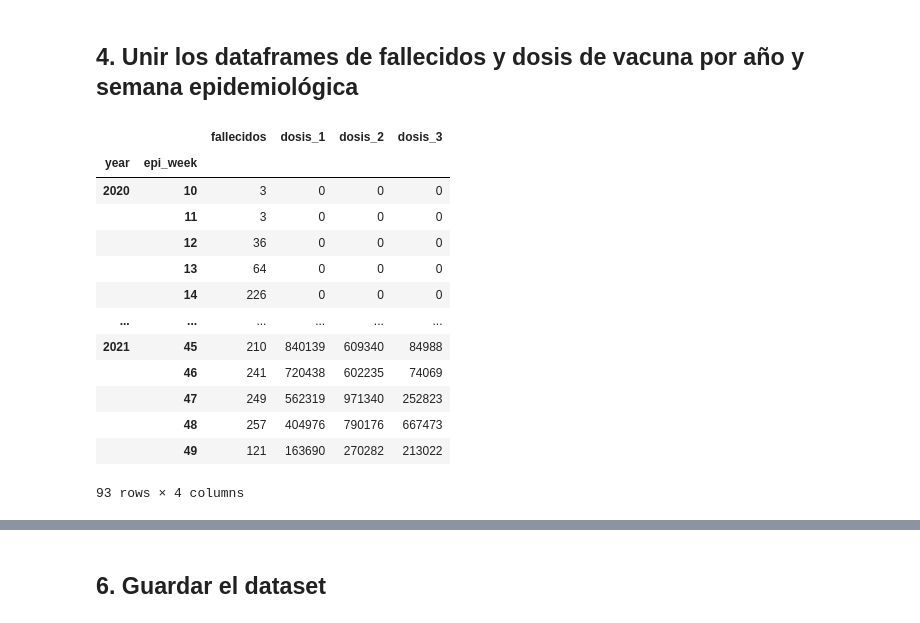
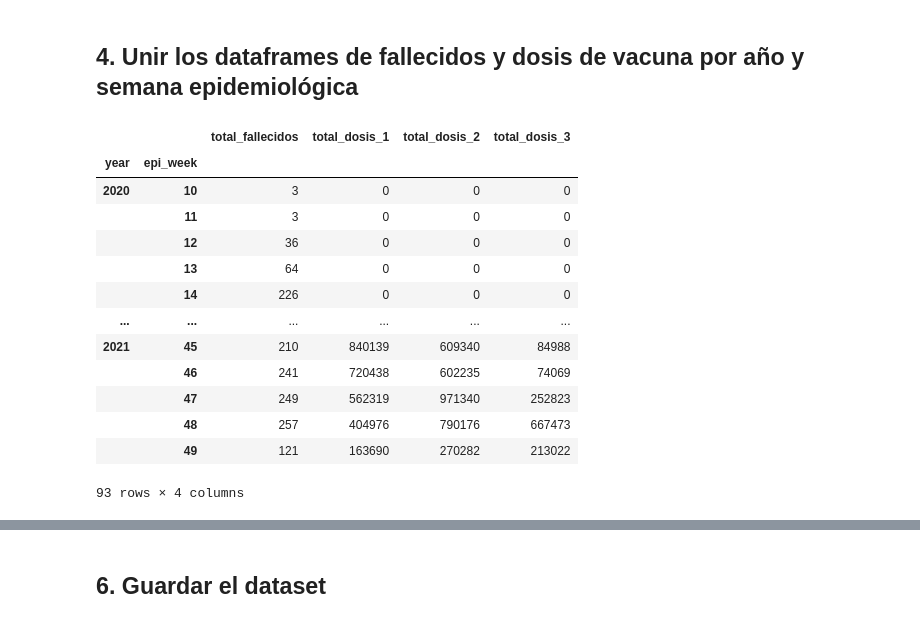
Before and after one commit to xxotto/covid19-Peru, a Jupyter notebook: DataFiltering_1.ipynb, the cells around one changed output, grey strips where cells are left out. Drawn from its saved outputs; the diff is of its cells as text; code cells hidden in the pictures.

```diff
--- a/DataFiltering_1.ipynb
+++ b/DataFiltering_1.ipynb
@@ -31,11 +36,20 @@ Como se sabe que cada fila representa a una persona, solamente se toma la column
 # %%
 # Leer solamente la columna fecha de fallecimiento
-fal_col = ['FECHA_FALLECIMIENTO']
-df_fal = pd.read_csv(fal_url, sep = ';', usecols = fal_col, dtype = {'FECHA_FALLECIMIENTO':'int32'})
+fal_col = ['FECHA_FALLECIMIENTO', 'DEPARTAMENTO', 'EDAD_DECLARADA']
+df_fal = pd.read_csv(fal_url, sep = ';', usecols = fal_col, dtype = {'FECHA_FALLECIMIENTO':'int32',
+                                                                     'EDAD_DECLARADA': 'int8'})
 del fal_col
 
 # Transformar a formato fecha
 df_fal.loc[:,'FECHA_FALLECIMIENTO'] = pd.to_datetime(df_fal['FECHA_FALLECIMIENTO'], format = '%Y%m%d')
 
+# Agregamos el año y semana epidemilógica de cada fallecido
+fn.date_to_epiweek(df_fal,'FECHA_FALLECIMIENTO')
+
+df_fal = df_fal.astype({'year': 'int16', 'epi_week': 'int8'})
+
+del df_fal['FECHA_FALLECIMIENTO']
 df_fal.head()
+
+df_fal.head()
 # %% [output]
@@ -52,10 +61,0 @@ Se añaden 3 columnas. El año, la semana epidemiológica correspondiente y un c
-# %%
-# Agregamos el año y semana epidemilógica de cada fallecido
-fn.date_to_epiweek(df_fal,'FECHA_FALLECIMIENTO')
-
-# Contador de casos (cada 1 es un fallecido)
-df_fal['fallecidos'] = 1
-df_fal = df_fal.astype({'year': 'int16', 'epi_week': 'int8','fallecidos': 'int8'})
-
-del df_fal['FECHA_FALLECIMIENTO']
-df_fal.head()
@@ -79,7 +73,8 @@ Se cuenta cada caso de la variable **'fallecidos'** respecto al año y semana ep
 # %%
 # Devuelve un dataframe con el total de FALLECIDOS por año y semana epidemiológica
 epi_fal = df_fal.groupby(['year', 'epi_week']).count()
-del df_fal
+epi_fal = epi_fal.rename(columns = {'DEPARTAMENTO':'total_fallecidos'})
+del epi_fal['EDAD_DECLARADA']
 
 epi_fal.head()
 # %% [output]
@@ -203,19 +169,19 @@ Se obtiene un dataset **'vac_dose'** con el número de dosis aplicada por año y
 # %%
 # Unimos ambos dataframes por semana epidemiológica
 epiweeks = pd.concat([epi_fal, vac_dose], axis=1)
 
 epiweeks = epiweeks.fillna(value = 0) # Rellenamos vacíos o Nan values con 0
-del epi_fal, vac_dose
+del epi_fal, vac_dose, df_vac
 
 # Cambiamos a int ya que existen Nan values y cambia a float64 automáticamente
 epiweeks = epiweeks.astype('int64')
 
 # Rename columns
-epiweeks.rename(columns={1: 'dosis_1', 2: 'dosis_2', 3: 'dosis_3'}, inplace=True)
+epiweeks.rename(columns={1: 'total_dosis_1', 2: 'total_dosis_2', 3: 'total_dosis_3'}, inplace=True)
 
 epiweeks
 # %% [output]
-|  |  | fallecidos | dosis_1 | dosis_2 | dosis_3 |
+|  |  | total_fallecidos | total_dosis_1 | total_dosis_2 | total_dosis_3 |
 | year | epi_week |  |  |  |  |
 | 2020 | 10 | 3 | 0 | 0 | 0 |
 |  | 11 | 3 | 0 | 0 | 0 |
```
Also changed, not shown: parts of 37 cells of this notebook, 9 other files.
